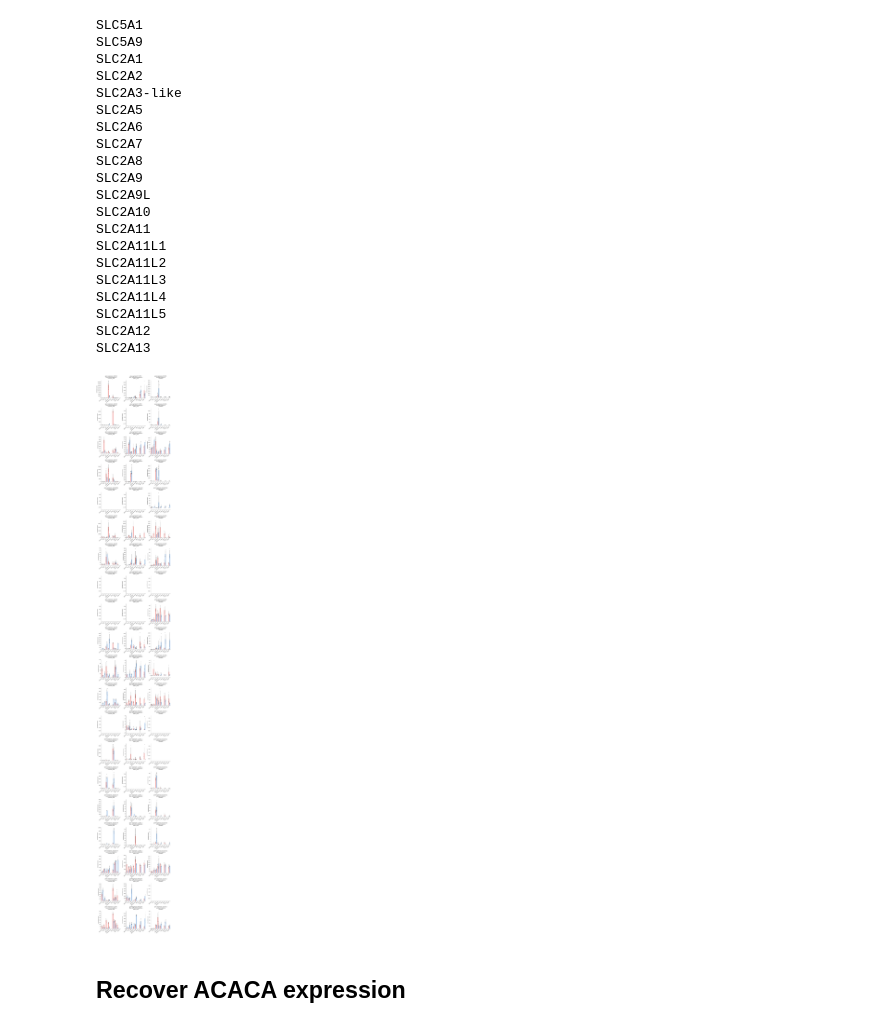
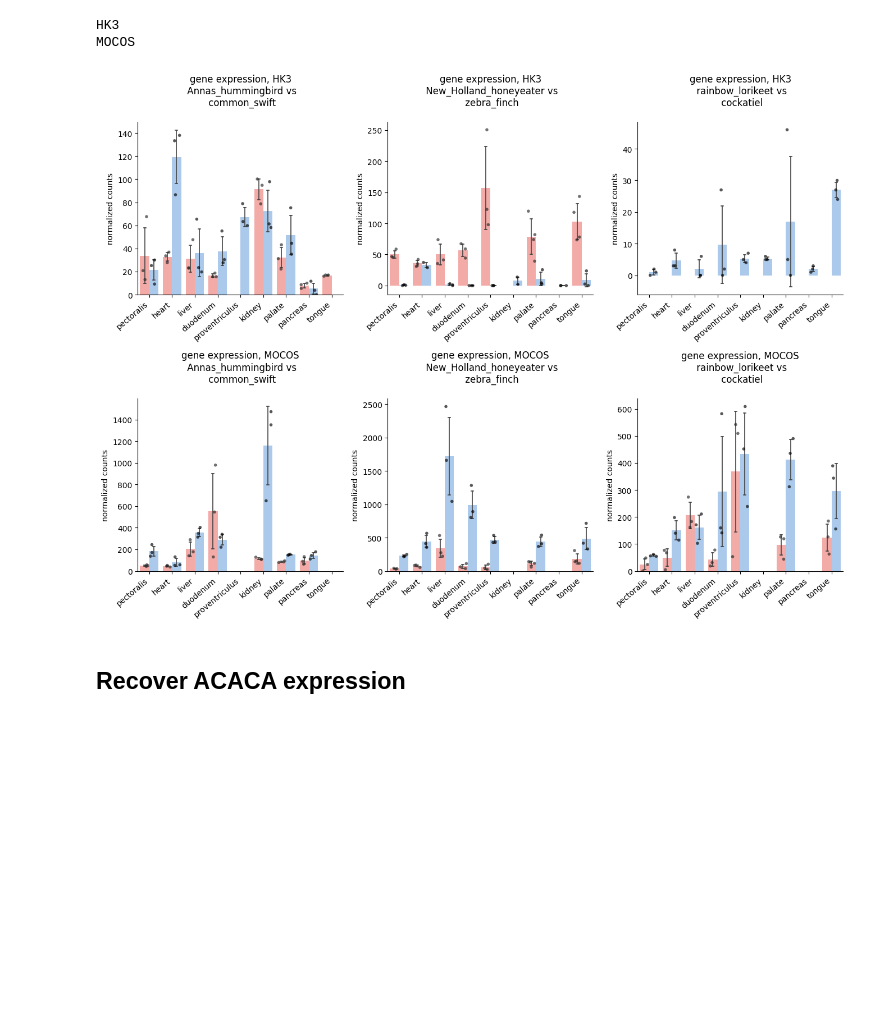
Before and after one commit to osipovarev/Expression_from_counts, a Jupyter notebook: gene_expression_from_table.ipynb, the cells around one changed output. Saved outputs shown, nothing was run; the diff lists cells and outputs as text; code cells hidden in the pictures; blank space fills up the shorter version.

Commit message:
backed up changes from Wed May  7 12:14:10 EDT 2025 in the project /Users/osipova/Documents/LabDocs/NectarivoryProject/Expression_from_counts

```diff
--- a/gene_expression_from_table.ipynb
+++ b/gene_expression_from_table.ipynb
@@ -80,15 +80,15 @@ import warnings
 
 # with open('bp_vidua_gene_losses.lst', 'r') as inf:
 #     genes_essent = inf.read().rstrip().split('\n')
-# genes_essent = ['SI', 'ACAC']
 
 # dir_path = '/Users/osipova/Documents/LabDocs/NectarivoryProject/Expression_from_counts/'
 # with open(dir_path + 'paracellular_transport.lst', 'r') as inf:
 #     genes_essent = inf.read().rstrip().split('\n')
 
-dir_path = '/Users/osipova/Documents/LabDocs/NectarivoryProject/Expression_from_counts/'
-with open(dir_path + 'gluts.lst', 'r') as inf:
-    genes_essent = inf.read().rstrip().split('\n')
+# dir_path = '/Users/osipova/Documents/LabDocs/NectarivoryProject/Expression_from_counts/'
+# with open(dir_path + 'gluts.lst', 'r') as inf:
+#     genes_essent = inf.read().rstrip().split('\n')
+genes_essent = ['HK3', 'MOCOS']
 # %%
 warnings.filterwarnings('ignore')
 
@@ -132,57 +132,40 @@ for j in range(N_genes):
         sns.stripplot(ax=axi, data=df_pair, x='tissue', y='count', hue='bird', hue_order=pairs[i],
                      order=tissues, color='k', s=4, alpha=0.65, dodge=True , jitter=0.3)
 
         # ax1.set(ylim=(1, 10000))
         # ax2.set(ylim=(1, 10000))
     #     if i == 0:
     #         axi.set(yscale='log')
         axi.set_xticklabels(axi.get_xticklabels(), rotation=40, ha="right")
         axi.legend([],[], frameon=False)
         sns.despine(fig=None, ax=None, left=False, bottom=False, offset=None, trim=False)
         axi.set_title('gene expression, {}\n {}\n'.format(gene, ' vs\n '.join(pairs[i])))
         axi.set_xlabel('')
         axi.set_ylabel('normalized counts')
-    #     axi.set(ylim=(0, 10500))
+#         axi.set(ylim=(0, 280))
 
         plt.tight_layout()
 # pdf_name = 'A_rank_norm_counts_ALL_tissues.all_pairs.pdf'
 # pdf_name = 'HEX_norm_counts_ALL_tissues.all_pairs.pdf'
 # pdf_name = 't2d_norm_counts_ALL_tissues.all_pairs.pdf'
 # pdf_name = 'heart_genes.norm_counts_ALL_tissues.all_pairs.pdf'
 # pdf_name = 'HEX.norm_counts.12_tissues.all_pairs.pdf'
 # pdf_name = 'rank3-4.norm_counts.ALL_tissues.all_pairs.pdf'
 # pdf_name = 'intra_not_pairwise.norm_counts.pect_liver.all_pairs.pdf'
 # pdf_name = 'two_setups_deseq2_multifactor.pdf'
 # pdf_name = 'bp_vidua_gene_losses.pdf'
 # pdf_name = 'ACACA_ACACB.ALL_tissues.all_pairs.pdf'
 # pdf_name = 'SI.ALL_tissues.all_pairs.pdf'
 # pdf_name = 'difficult_candidate_genes.ALL_tissues.all_pairs.pdf'
 # pdf_name = 'paracellular_transport.ALL_tissues.all_pairs.pdf'
-pdf_name = 'gluts.ALL_tissues.all_pairs.pdf'
+# pdf_name = 'gluts.ALL_tissues.all_pairs.pdf'
+# pdf_name = 'HK3.ALL_tissues.all_pairs.pdf'
 
-fig.savefig(pdf_name, bbox_inches='tight')
+# fig.savefig(pdf_name, bbox_inches='tight')
 # %% [output]
-SLC5A1
-SLC5A9
-SLC2A1
-SLC2A2
-SLC2A3-like
-SLC2A5
-SLC2A6
-SLC2A7
-SLC2A8
-SLC2A9
-SLC2A9L
-SLC2A10
-SLC2A11
-SLC2A11L1
-SLC2A11L2
-SLC2A11L3
-SLC2A11L4
-SLC2A11L5
-SLC2A12
-SLC2A13
+HK3
+MOCOS
-[figure, old version]
+[figure, new version]
 # %% [markdown]
 ## Recover ACACA expression
 # %%
```
Also changed, not shown: 1 other file.
